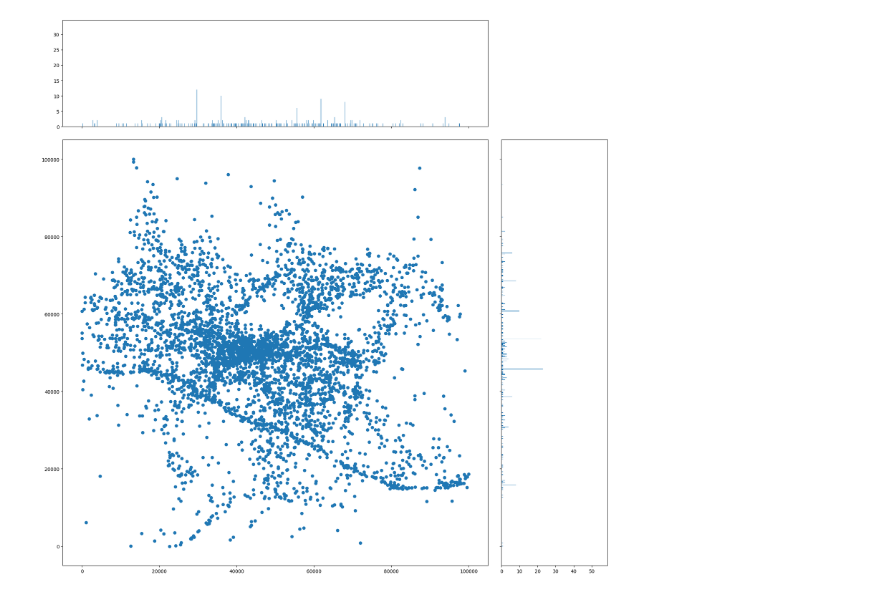
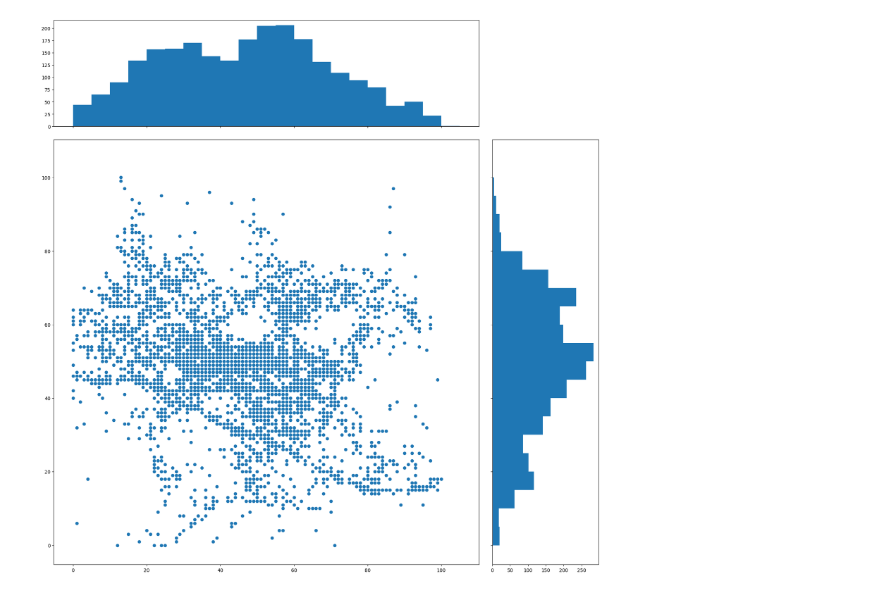
Before and after one commit to paulora2405/espy-user-mobility, a Jupyter notebook: notebooks/geo-parsing.ipynb, the cells around one changed output. Saved outputs shown, nothing was run; the diff lists cells and outputs as text; code cells hidden in the pictures.

```diff
--- a/notebooks/geo-parsing.ipynb
+++ b/notebooks/geo-parsing.ipynb
@@ -105,6 +107,6 @@ df
 # %%
 df_norm = df.copy()
-lower, upper = 0, 100_000
+lower, upper = 0, 100
 
 lat_min, lat_max = df_norm.Latitude.min(), df_norm.Latitude.max()
 df_norm.Latitude = (df_norm.Latitude - lat_min) / (lat_max - lat_min) * (upper - lower) + lower
@@ -149,0 +149,5 @@ Length: 4599, dtype: int64
+# %%
+df_dedup = df_norm.copy()
+df_dedup = df_dedup.drop_duplicates(subset=['Latitude', 'Longitude'])
+
+df_dedup
@@ -150,35 +168,39 @@ Length: 4599, dtype: int64
 # %%
-x, y = df_norm.Latitude.copy(), df_norm.Longitude.copy()
+x, y = df_dedup.Latitude.copy(), df_dedup.Longitude.copy()
 
 def scatter_hist(x, y, ax, ax_histx, ax_histy):
     # no labels
     ax_histx.tick_params(axis="x", labelbottom=False)
     ax_histy.tick_params(axis="y", labelleft=False)
 
     # the scatter plot:
     ax.scatter(x, y)
 
     # now determine nice limits by hand:
     binwidth = 5
     lim = (int(upper/binwidth) + 1) * binwidth
 
     bins = np.arange(0, lim + binwidth, binwidth)
     ax_histx.hist(x, bins=bins)
     ax_histy.hist(y, bins=bins, orientation='horizontal')
 
 # Start with a square Figure.
 fig = plt.figure(figsize=(20, 20))
 # Add a gridspec with two rows and two columns and a ratio of 1 to 4 between
 # the size of the marginal axes and the main axes in both directions.
 # Also adjust the subplot parameters for a square plot.
 gs = fig.add_gridspec(2, 2,  width_ratios=(4, 1), height_ratios=(1, 4),
                       left=0.1, right=0.9, bottom=0.1, top=0.9,
                       wspace=0.05, hspace=0.05)
 # Create the Axes.
 ax = fig.add_subplot(gs[1, 0])
 ax_histx = fig.add_subplot(gs[0, 0], sharex=ax)
 ax_histy = fig.add_subplot(gs[1, 1], sharey=ax)
+# fig.set_facecolor('grey')
+# ax.set_facecolor('grey')
+# ax_histx.set_facecolor('grey')
+# ax_histy.set_facecolor('grey')
 # Draw the scatter plot and marginals.
 scatter_hist(x, y, ax, ax_histx, ax_histy)
 # %% [output]
-[figure, old version]
+[figure, new version]
```
Also changed, not shown: parts of 24 cells of this notebook, 14 other files.
